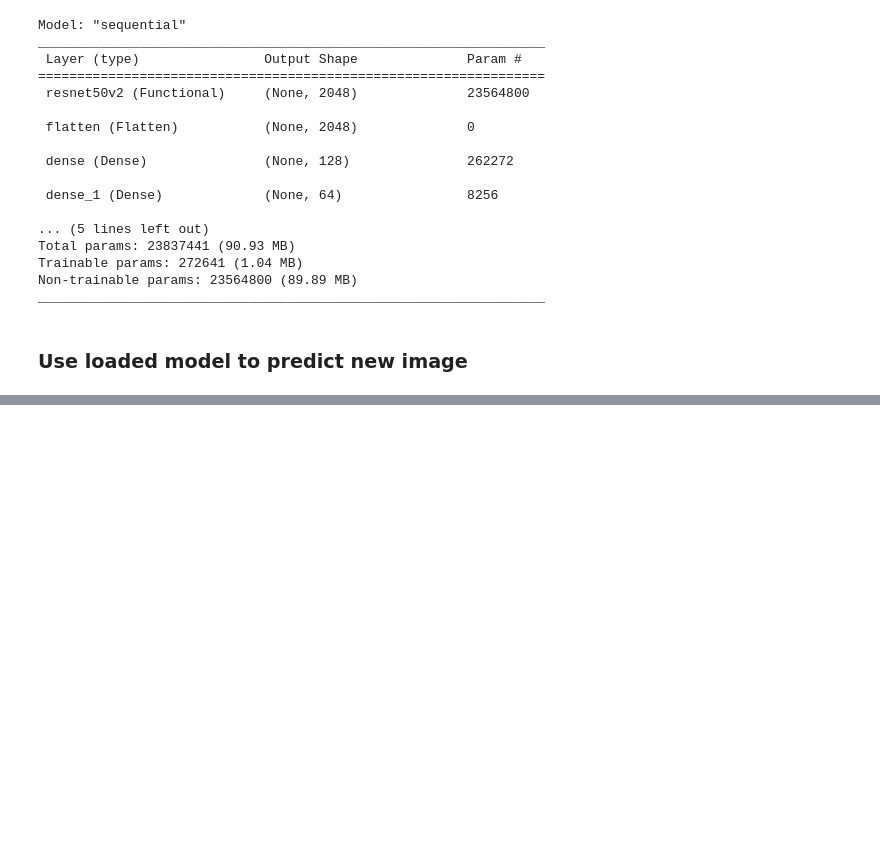
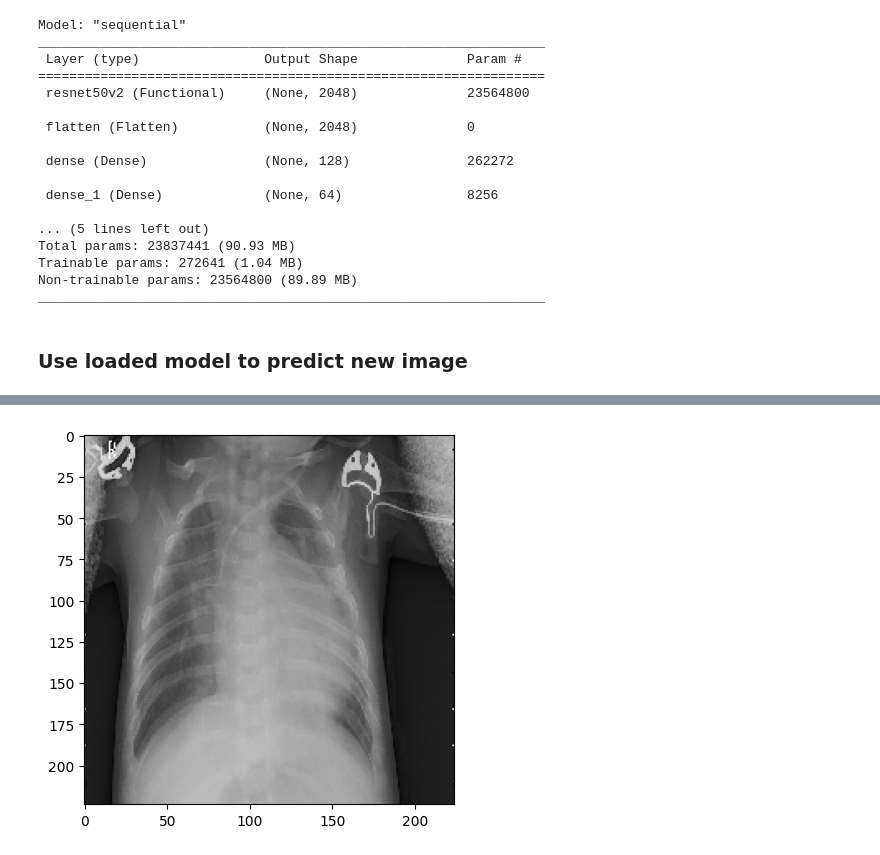
Before and after one commit to mayurd8862/Pneumonia-Detection-using-Transfer-Learning, a Jupyter notebook: final_pneumonia_model.ipynb, the cells around one changed output, grey strips where cells are left out. Cells and saved outputs as stored; diff of their text form; code cells hidden in the pictures; blank space fills up the shorter version.

```diff
--- a/final_pneumonia_model.ipynb
+++ b/final_pneumonia_model.ipynb
@@ -396 +392,4 @@ Conversion of an array with ndim > 0 to a scalar is deprecated, and will error i
 [figure]
+# %%
+image_prediction("chest_xray/test/PNEUMONIA/person1_virus_12.jpeg")
+# %% [output]
@@ -396,0 +398 @@ Conversion of an array with ndim > 0 to a scalar is deprecated, and will error i
+[figure, added]
```
Also changed, not shown: parts of 4 cells of this notebook, 1 other file.
